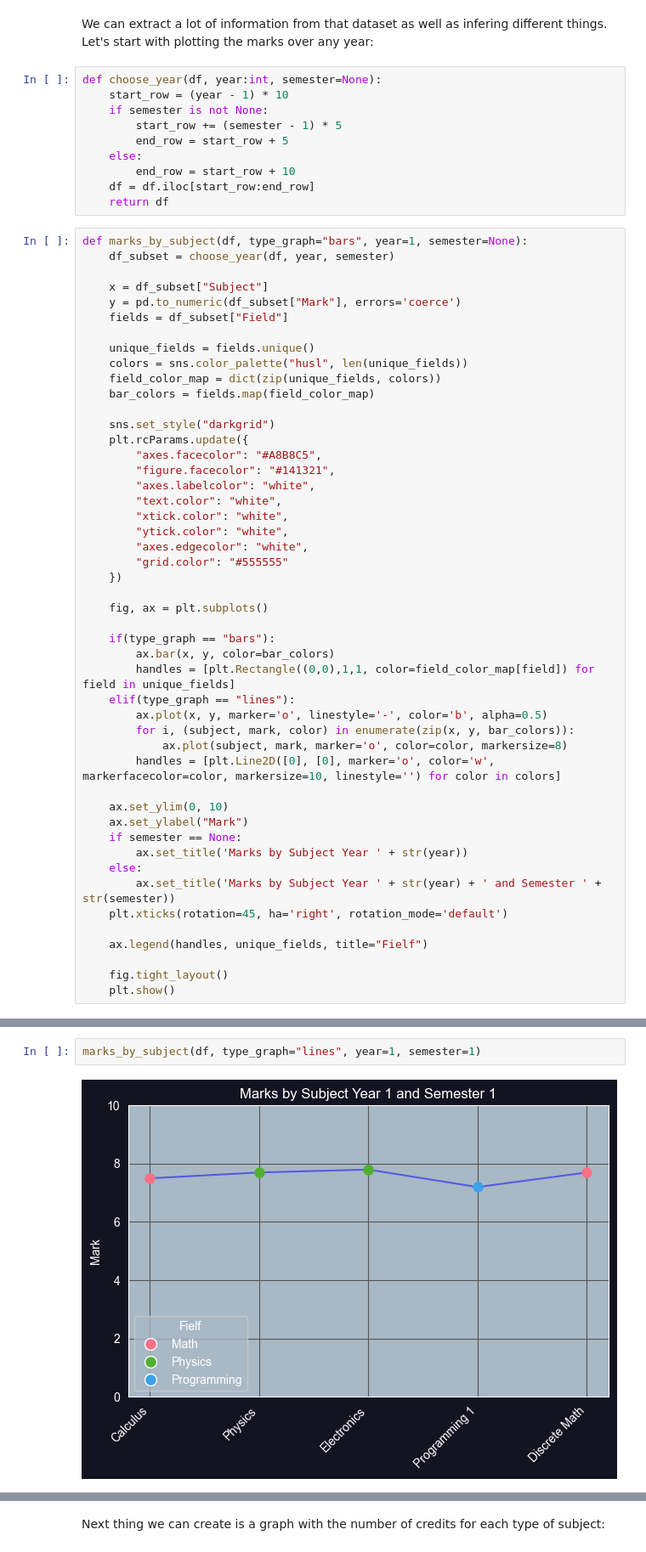
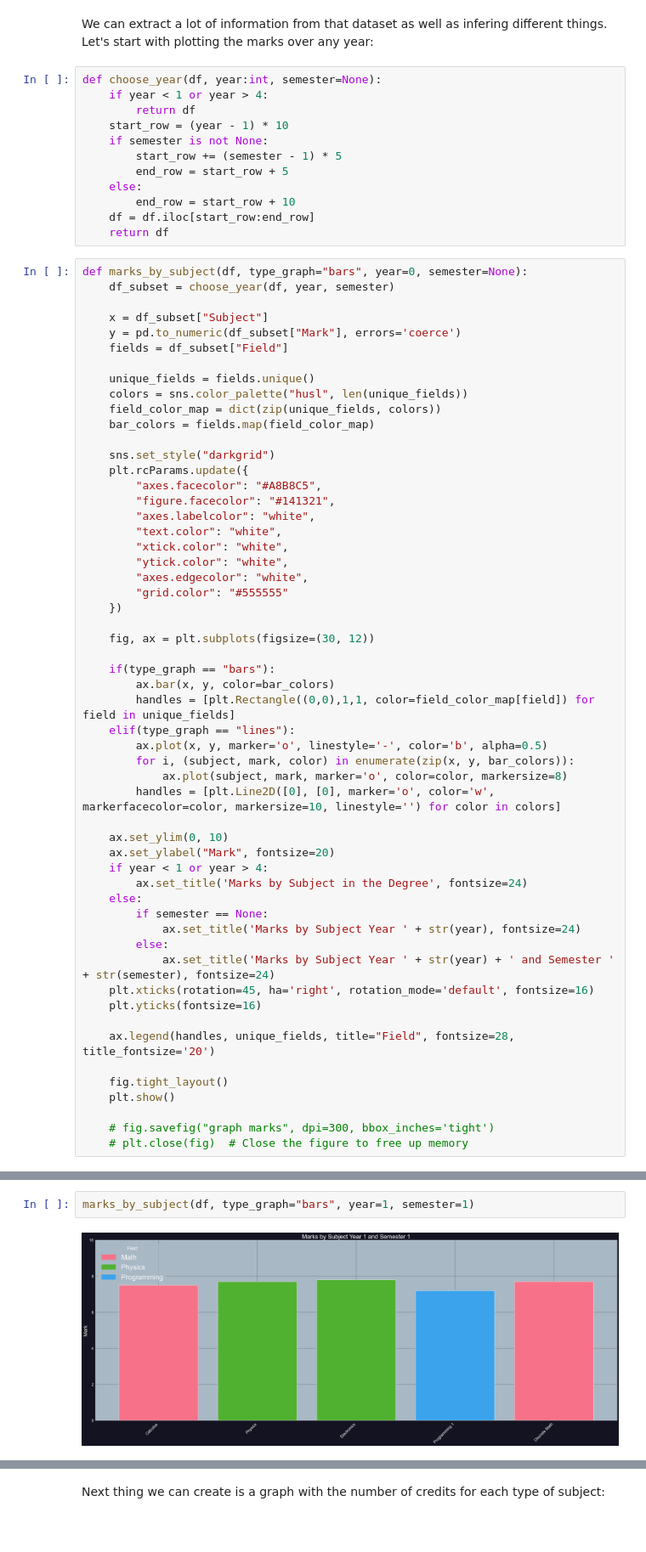
Before and after one commit to rorro6787/AcademicData, a Jupyter notebook: src/analysis.ipynb, the cells around one changed output, grey strips where cells are left out. Shown: that part at 85% size. Drawn from its saved outputs; the diff is of its cells as text; blank space fills up the shorter version.

```diff
--- a/src/analysis.ipynb
+++ b/src/analysis.ipynb
@@ -62,6 +62,8 @@ print(df)
 We can extract a lot of information from that dataset as well as infering different things. Let's start with plotting the marks over any year:
 # %%
 def choose_year(df, year:int, semester=None):
+    if year < 1 or year > 4:
+        return df
     start_row = (year - 1) * 10
     if semester is not None:
         start_row += (semester - 1) * 5
@@ -71,7 +73,7 @@ def choose_year(df, year:int, semester=None):
     df = df.iloc[start_row:end_row]
     return df
 # %%
-def marks_by_subject(df, type_graph="bars", year=1, semester=None):
+def marks_by_subject(df, type_graph="bars", year=0, semester=None):
     df_subset = choose_year(df, year, semester)
 
     x = df_subset["Subject"]
@@ -95,7 +97,7 @@ def marks_by_subject(df, type_graph="bars", year=1, semester=None):
         "grid.color": "#555555"
     })
 
-    fig, ax = plt.subplots()
+    fig, ax = plt.subplots(figsize=(30, 12))
 
     if(type_graph == "bars"):
         ax.bar(x, y, color=bar_colors)
@@ -107,14 +109,21 @@ def marks_by_subject(df, type_graph="bars", year=1, semester=None):
         handles = [plt.Line2D([0], [0], marker='o', color='w', markerfacecolor=color, markersize=10, linestyle='') for color in colors]
 
     ax.set_ylim(0, 10)
-    ax.set_ylabel("Mark")
-    if semester == None:
-        ax.set_title('Marks by Subject Year ' + str(year))
+    ax.set_ylabel("Mark", fontsize=20)
+    if year < 1 or year > 4:
+        ax.set_title('Marks by Subject in the Degree', fontsize=24)
     else:
-        ax.set_title('Marks by Subject Year ' + str(year) + ' and Semester ' + str(semester))
-    plt.xticks(rotation=45, ha='right', rotation_mode='default')
+        if semester == None:
+            ax.set_title('Marks by Subject Year ' + str(year), fontsize=24)
+        else:
+            ax.set_title('Marks by Subject Year ' + str(year) + ' and Semester ' + str(semester), fontsize=24)
+    plt.xticks(rotation=45, ha='right', rotation_mode='default', fontsize=16)
+    plt.yticks(fontsize=16)
 
-    ax.legend(handles, unique_fields, title="Fielf")
+    ax.legend(handles, unique_fields, title="Field", fontsize=28, title_fontsize='20')
 
     fig.tight_layout()
     plt.show()
+
+    # fig.savefig("graph marks", dpi=300, bbox_inches='tight')
+    # plt.close(fig)  # Close the figure to free up memory
@@ -121,5 +134,5 @@ def marks_by_subject(df, type_graph="bars", year=1, semester=None):
 # %%
-marks_by_subject(df, type_graph="lines", year=1, semester=1)
+marks_by_subject(df, type_graph="bars", year=1, semester=1)
 # %% [output]
-[figure, old version]
+[figure, new version]
 # %%
```
Also changed, not shown: parts of 6 cells of this notebook.
